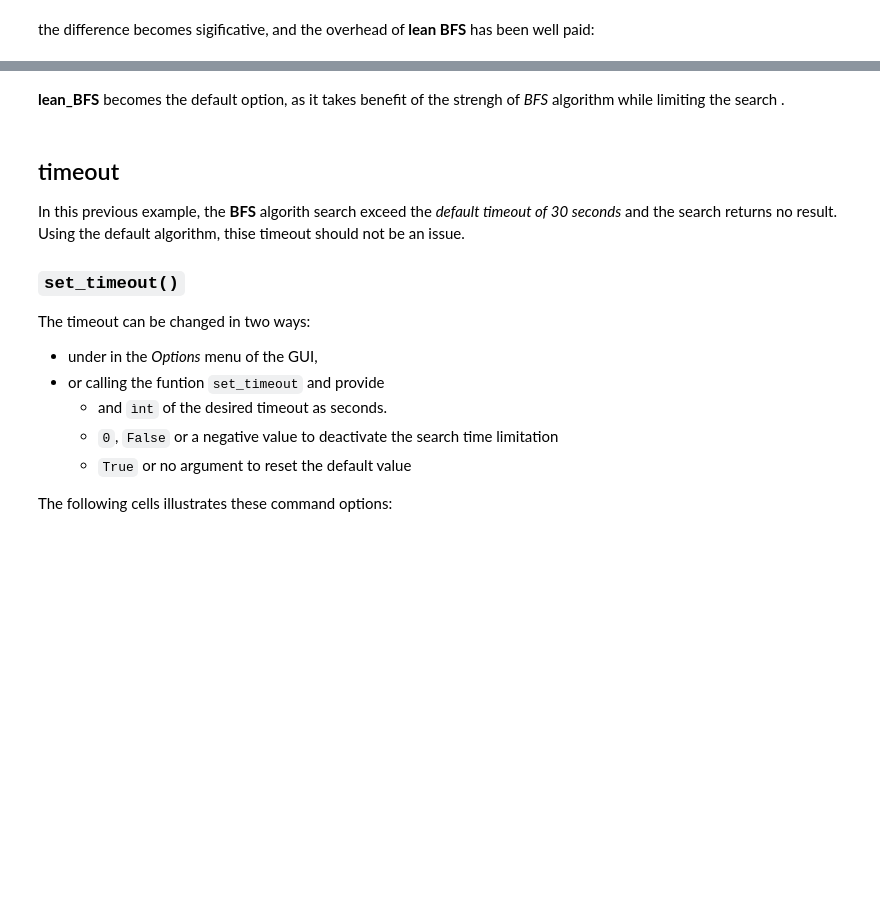
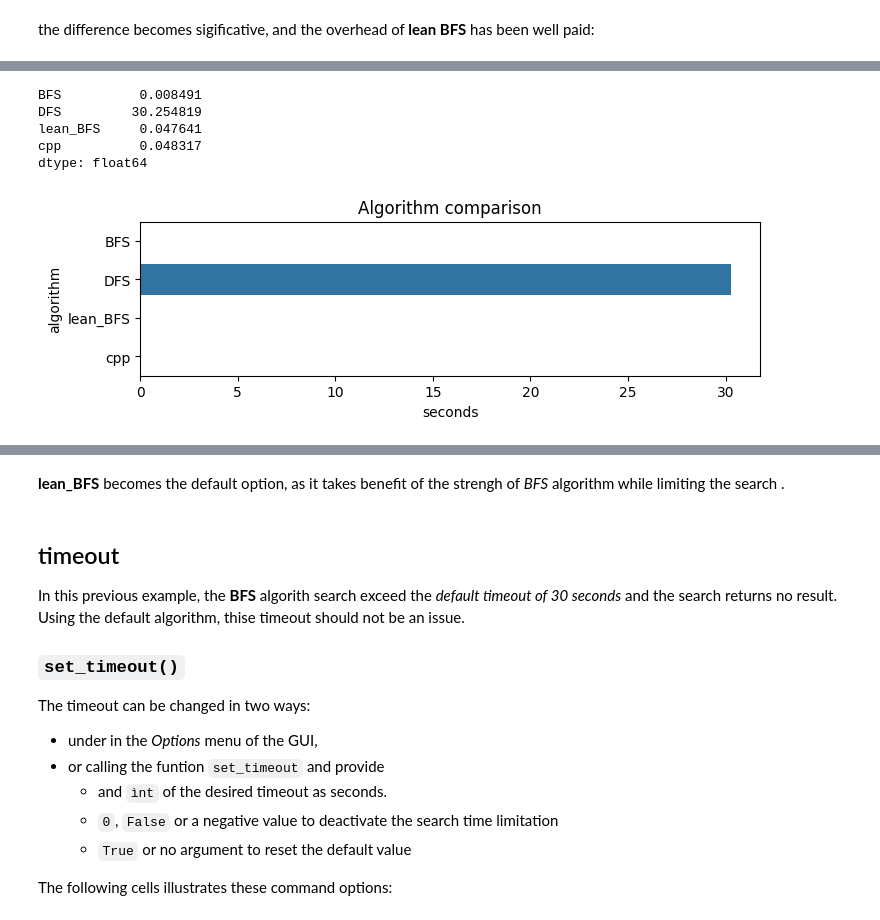
Before and after one commit to ayaranitram/unyts, a Jupyter notebook: unyts_demo.ipynb, the cells around one changed output, grey strips where cells are left out. Saved outputs shown, nothing was run; the diff lists cells and outputs as text; code cells hidden in the pictures; blank space fills up the shorter version.

```diff
--- a/unyts_demo.ipynb
+++ b/unyts_demo.ipynb
@@ -1044,0 +1082,18 @@ plt.show()
+# %%
+comparison = time_search(value=55, from_unit='cc/dm3', to_unit='MMscf/stb', rept=1)[0]
+# %%
+print(comparison)
+
+fig, ax = plt.subplots(figsize=(8, 2))
+ax = sns.barplot(pd.Series(comparison), orient='h', ax=ax)
+ax.set_xlabel('seconds')
+ax.set_ylabel('algorithm')
+ax.set_title('Algorithm comparison')
+plt.show()
+# %% [output]
+BFS          0.008491
+DFS         30.254819
+lean_BFS     0.047641
+cpp          0.048317
+dtype: float64
+[figure, added]
```
Also changed, not shown: parts of 37 cells of this notebook, 6 other files.
